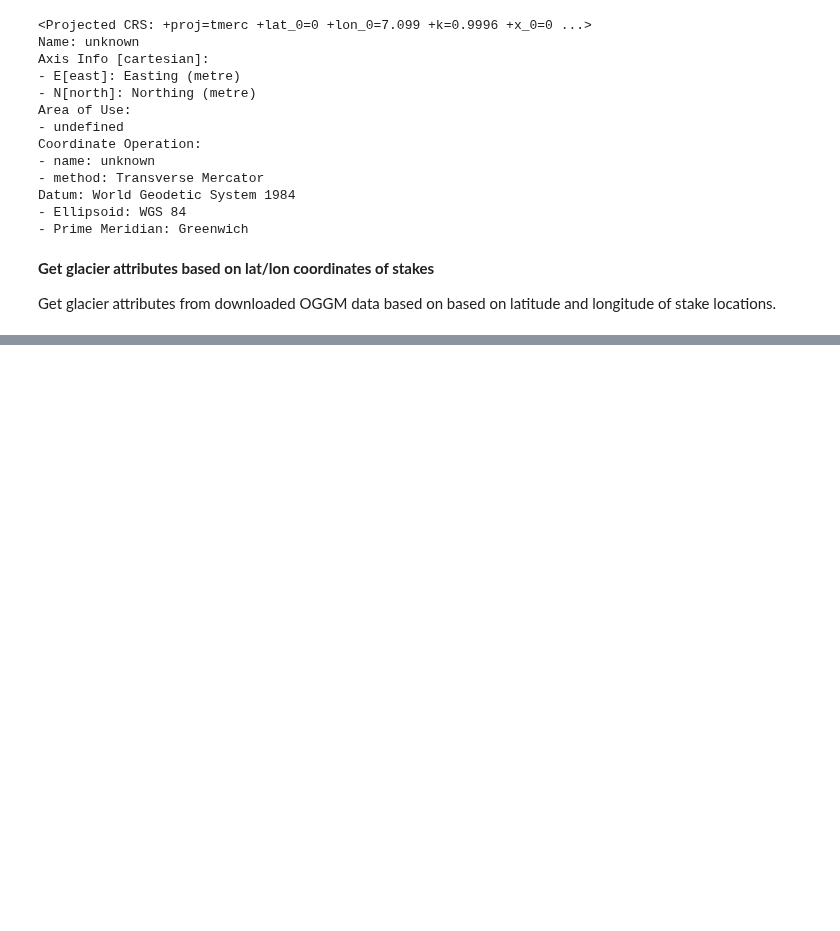
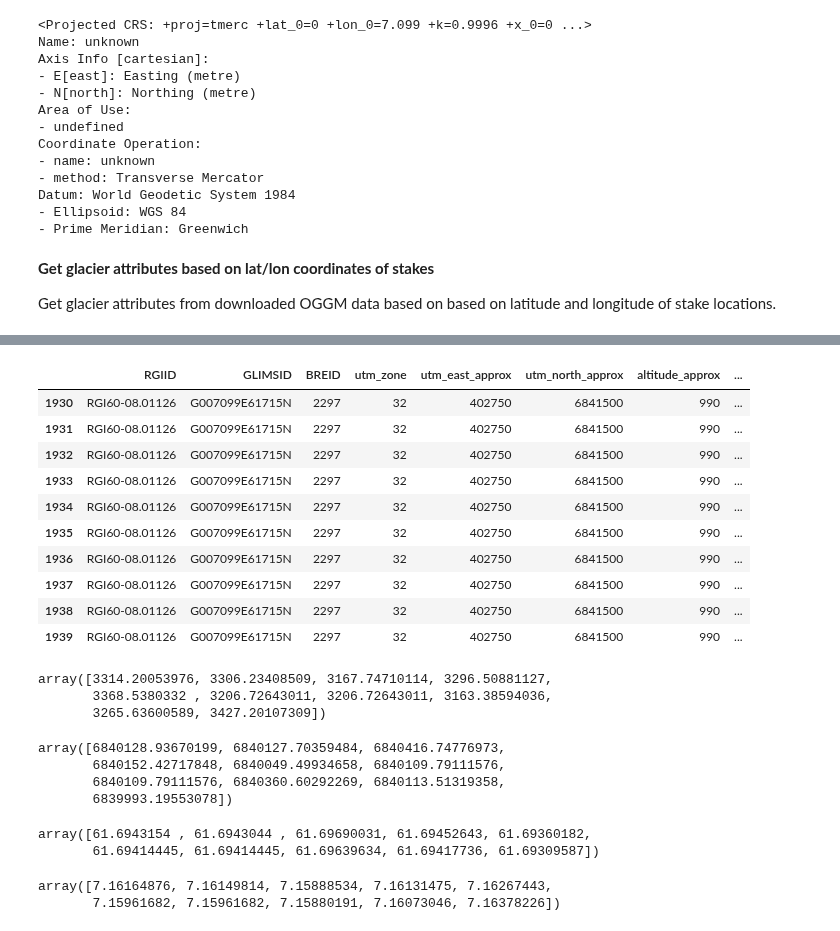
Before and after one commit to khsjursen/ML_MB_Norway, a Jupyter notebook: get_oggm_data.ipynb, the cells around one changed output, grey strips where cells are left out. Drawn from its saved outputs; the diff is of its cells as text; code cells hidden in the pictures; blank space fills up the shorter version.

Commit message:
finished adding attributes, started quality check

```diff
--- a/get_oggm_data.ipynb
+++ b/get_oggm_data.ipynb
@@ -525,3 +534,0 @@ Attributes:
-# %%
-stake_var_df = stake_var.to_dataframe()
-stake_var_df
@@ -564,0 +689,75 @@ Traceback (most recent call last):
+# %%
+# For each RGIID get attributes in nearest stake locations
+for i in rgi_id:
+
+    # Get latitutde and longtidue of stake locations for the given glacier.
+    df_loc_rgiid = point_data.loc[point_data['RGIID']==i,('lat','lon')]
+
+    # Get lat/lon coordinates of each stake:
+    lat_stake = df_loc_rgiid.lat.values#.unique()
+    lon_stake = df_loc_rgiid.lon.values#.unique()
+
+    for gdir in gdirs:
+        if (gdir.rgi_id == i):
+            break
+
+    with xr.open_dataset(gdir.get_filepath('gridded_data')) as ds:
+        ds = ds.load()
+
+    # Transform stake coordinates to OGGM data coordinates.
+    transf = pyproj.Transformer.from_proj(salem.wgs84, gdir.grid.proj, always_xy = True)
+    x_stake, y_stake = transf.transform(lon_stake, lat_stake)
+
+    # Convert selected coordinates to DataArrays.
+    da_x_stake = xr.DataArray(x_stake, dims=['location'])
+    da_y_stake = xr.DataArray(y_stake, dims=['location'])
+
+    # Get glacier variables at these coordinates.
+    stake = ds.sel(x = da_x_stake, y = da_y_stake, method='nearest')
+
+    # Get dataset of variables of interest.
+    stake_var = stake[voi]
+
+    # Convert dataset to dataframe.
+    stake_var_df = stake_var.to_pandas()
+
+    # Insert values for given RGIID. Values should be sorted in the order of coordinates
+    # (x_stake, y_stake) and (lon_stake, lat_stake).
+    df_stake.loc[df_stake['RGIID']==i, voi] = stake_var_df[voi].values
+# %%
+df_stake[0:10]
+# %% [output]
+|  | RGIID | GLIMSID | BREID | utm_zone | utm_east_approx | utm_north_approx | altitude_approx | ... |
+| 1930 | RGI60-08.01126 | G007099E61715N | 2297 | 32 | 402750 | 6841500 | 990 | ... |
+| 1931 | RGI60-08.01126 | G007099E61715N | 2297 | 32 | 402750 | 6841500 | 990 | ... |
+| 1932 | RGI60-08.01126 | G007099E61715N | 2297 | 32 | 402750 | 6841500 | 990 | ... |
+| 1933 | RGI60-08.01126 | G007099E61715N | 2297 | 32 | 402750 | 6841500 | 990 | ... |
+| 1934 | RGI60-08.01126 | G007099E61715N | 2297 | 32 | 402750 | 6841500 | 990 | ... |
+| 1935 | RGI60-08.01126 | G007099E61715N | 2297 | 32 | 402750 | 6841500 | 990 | ... |
+| 1936 | RGI60-08.01126 | G007099E61715N | 2297 | 32 | 402750 | 6841500 | 990 | ... |
+| 1937 | RGI60-08.01126 | G007099E61715N | 2297 | 32 | 402750 | 6841500 | 990 | ... |
+| 1938 | RGI60-08.01126 | G007099E61715N | 2297 | 32 | 402750 | 6841500 | 990 | ... |
+| 1939 | RGI60-08.01126 | G007099E61715N | 2297 | 32 | 402750 | 6841500 | 990 | ... |
+# %%
+x_stake[0:10]
+# %% [output]
+array([3314.20053976, 3306.23408509, 3167.74710114, 3296.50881127,
+       3368.5380332 , 3206.72643011, 3206.72643011, 3163.38594036,
+       3265.63600589, 3427.20107309])
+# %%
+y_stake[0:10]
+# %% [output]
+array([6840128.93670199, 6840127.70359484, 6840416.74776973,
+       6840152.42717848, 6840049.49934658, 6840109.79111576,
+       6840109.79111576, 6840360.60292269, 6840113.51319358,
+       6839993.19553078])
+# %%
+lat_stake[0:10]
+# %% [output]
+array([61.6943154 , 61.6943044 , 61.69690031, 61.69452643, 61.69360182,
+       61.69414445, 61.69414445, 61.69639634, 61.69417736, 61.69309587])
+# %%
+lon_stake[0:10]
+# %% [output]
+array([7.16164876, 7.16149814, 7.15888534, 7.16131475, 7.16267443,
+       7.15961682, 7.15961682, 7.15880191, 7.16073046, 7.16378226])
```
Also changed, not shown: parts of 32 cells of this notebook.
